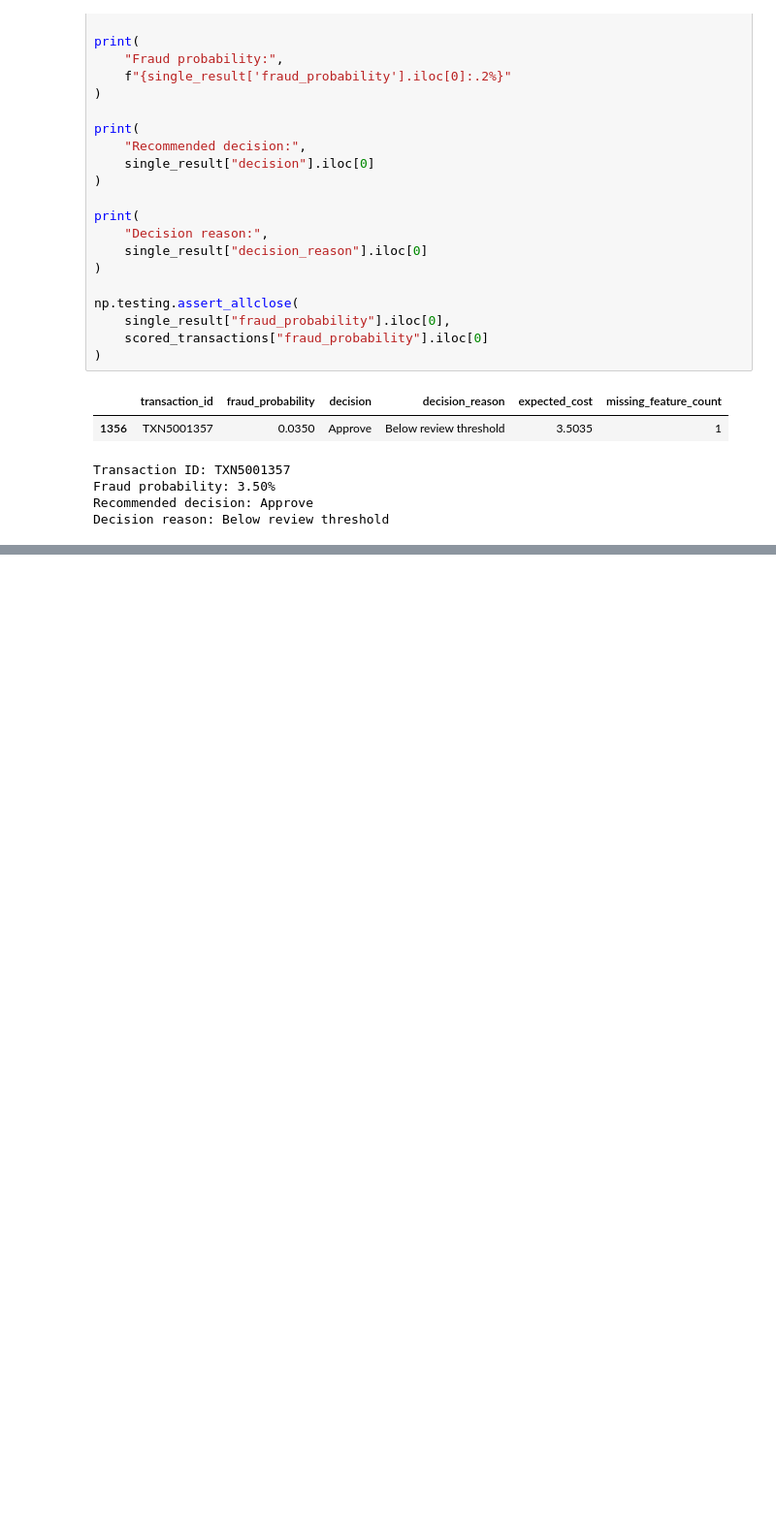
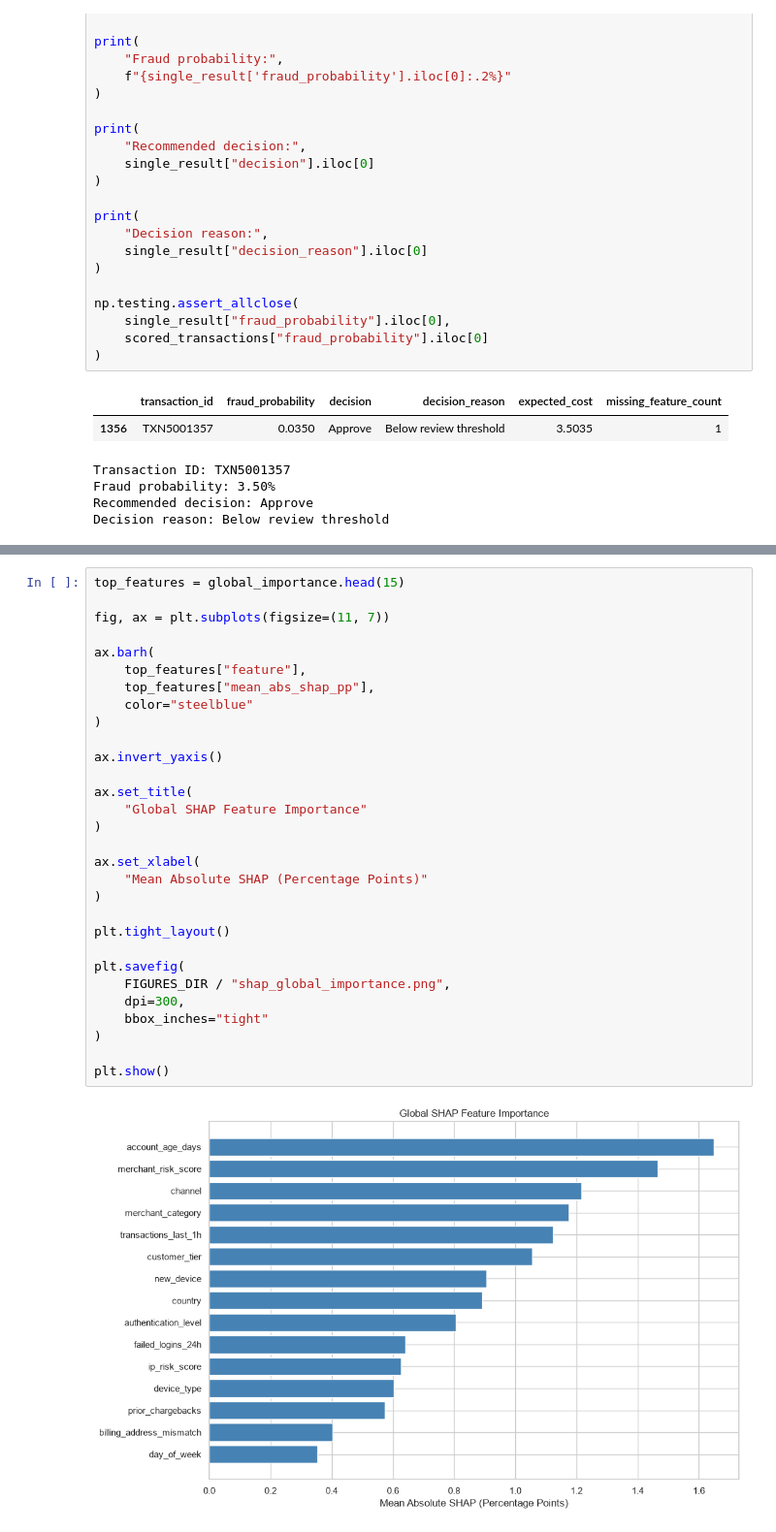
Before and after one commit to Charith-01/fraud-risk-intelligence-engine, a Jupyter notebook: 01_fraud_risk_analysis.ipynb, the cells around one changed output, grey strips where cells are left out. Shown at 97% size. Cells and saved outputs as stored; diff of their text form; blank space fills up the shorter version.

Commit message:
feat: implement SHAP explainability and fraud risk explanations

```diff
--- a/01_fraud_risk_analysis.ipynb
+++ b/01_fraud_risk_analysis.ipynb
@@ -5975,0 +6145,32 @@ Decision reason: Below review threshold
+# %%
+top_features = global_importance.head(15)
+
+fig, ax = plt.subplots(figsize=(11, 7))
+
+ax.barh(
+    top_features["feature"],
+    top_features["mean_abs_shap_pp"],
+    color="steelblue"
+)
+
+ax.invert_yaxis()
+
+ax.set_title(
+    "Global SHAP Feature Importance"
+)
+
+ax.set_xlabel(
+    "Mean Absolute SHAP (Percentage Points)"
+)
+
+plt.tight_layout()
+
+plt.savefig(
+    FIGURES_DIR / "shap_global_importance.png",
+    dpi=300,
+    bbox_inches="tight"
+)
+
+plt.show()
+# %% [output]
+[figure, added]
```
Also changed, not shown: parts of 15 cells of this notebook, 16 other files.
